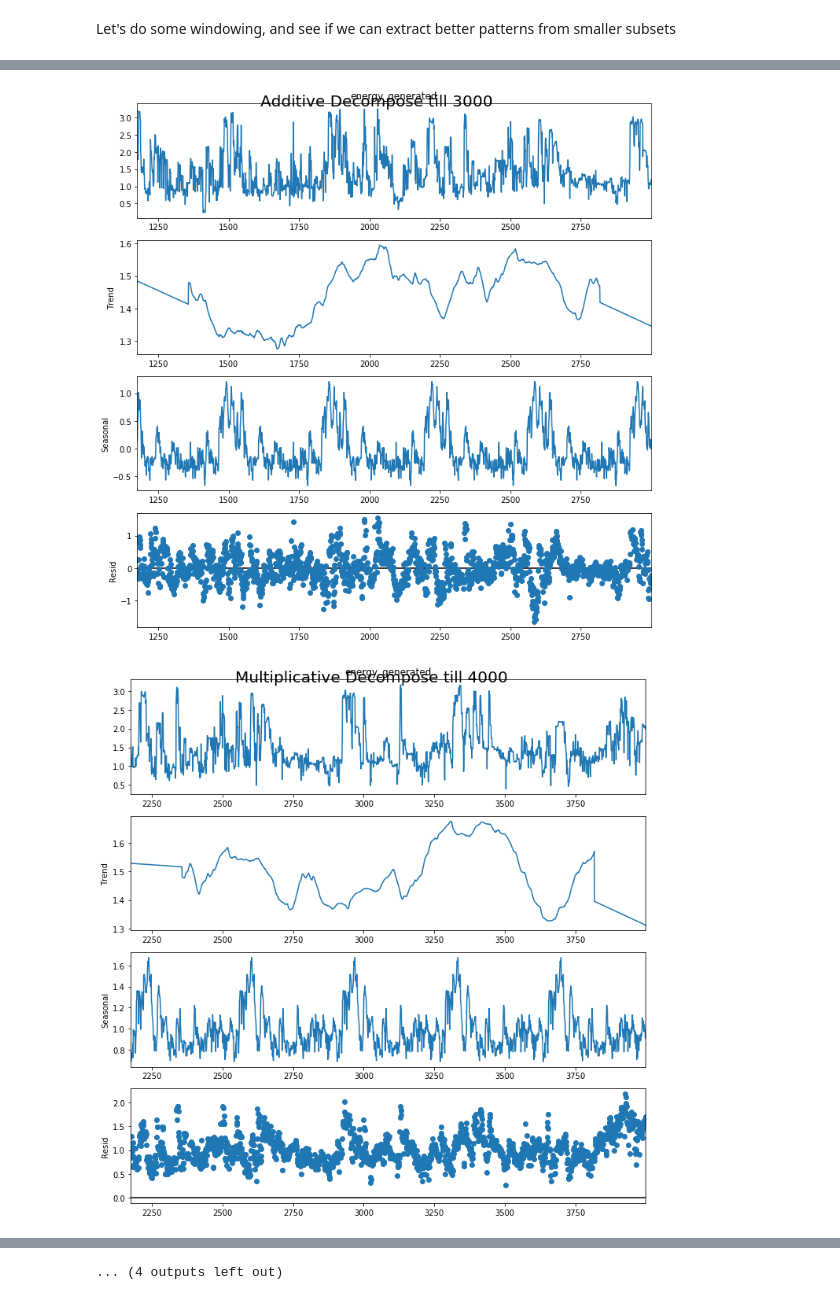
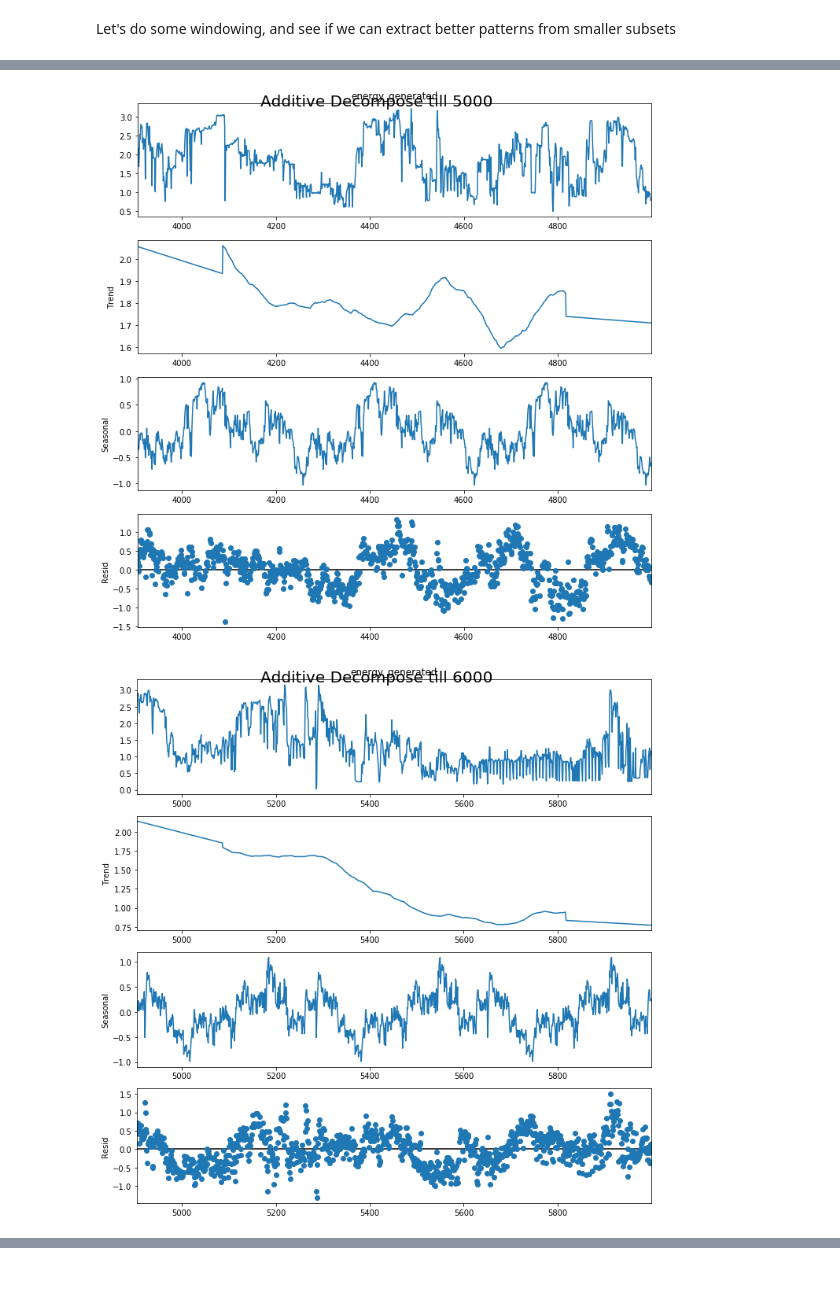
Before and after one commit to cameronthieme/IMAbootcamp2021, a Jupyter notebook: python_time_series/python_time_series.ipynb, the cells around one changed output, grey strips where cells are left out. Cells and saved outputs as stored; diff of their text form; code cells hidden in the pictures.

```diff
--- a/python_time_series/python_time_series.ipynb
+++ b/python_time_series/python_time_series.ipynb
@@ -16,6 +19,6 @@ import statsmodels.api as sm
 # %%
 # increase figure size
-plt.rcParams['figure.figsize'] = [14, 10]
+plt.rcParams['figure.figsize'] = [12, 8]
 # %%
 #Importing data and cleaning to make a nice df with 2 columns
 
@@ -173,21 +133,22 @@ Let's do some windowing, and see if we can extract better patterns from smaller
 #Choose periodicity of seasonality (currently 365 days naively)
 per = 365
 # how long of a window to examine over
-win_length = 365*5
+win_length = 365*3
 # ending point (should figure out how to put in dates here more directly at some point)
 # these are pretty randomly chosen, should also see if I can pick some better windows by eye or by historical/weather events
 end_points = [1826, 3000, 4000, 5000, 6000, 7000, 8000, len(df)]
 
 for ends in end_points:
 
-    result_mul = seasonal_decompose(df.iloc[(ends-win_length):ends,1] + 0.0001, model='multiplicative', extrapolate_trend='freq', period=per)
+    #result_mul = seasonal_decompose(df.iloc[(ends-win_length):ends,1] + 0.0001, model='multiplicative', extrapolate_trend='freq', period=per)
 
     # Additive Decomposition
     result_add = seasonal_decompose(df.iloc[(ends-win_length):ends,1], model='additive', extrapolate_trend='freq', period=per)
 
     # Plot
     plt.rcParams.update({'figure.figsize': (10,10)})
-    result_mul.plot().suptitle('Multiplicative Decompose till %i' %ends, fontsize=20)
+    #result_mul.plot().suptitle('Multiplicative Decompose till %i' %ends, fontsize=20)
     result_add.plot().suptitle('Additive Decompose till %i' %ends, fontsize=20)
+    plt.savefig('foo.png')
     plt.show()
 # %% [output]
@@ -197,2 +158,2 @@ for ends in end_points:
-[figure, old version]
+[figure, new version]
-[figure, old version]
+[figure, new version]
@@ -206 +162,0 @@ for ends in end_points:
-... (4 outputs left out)
```
Also changed, not shown: parts of 17 cells of this notebook, 3 other files.
